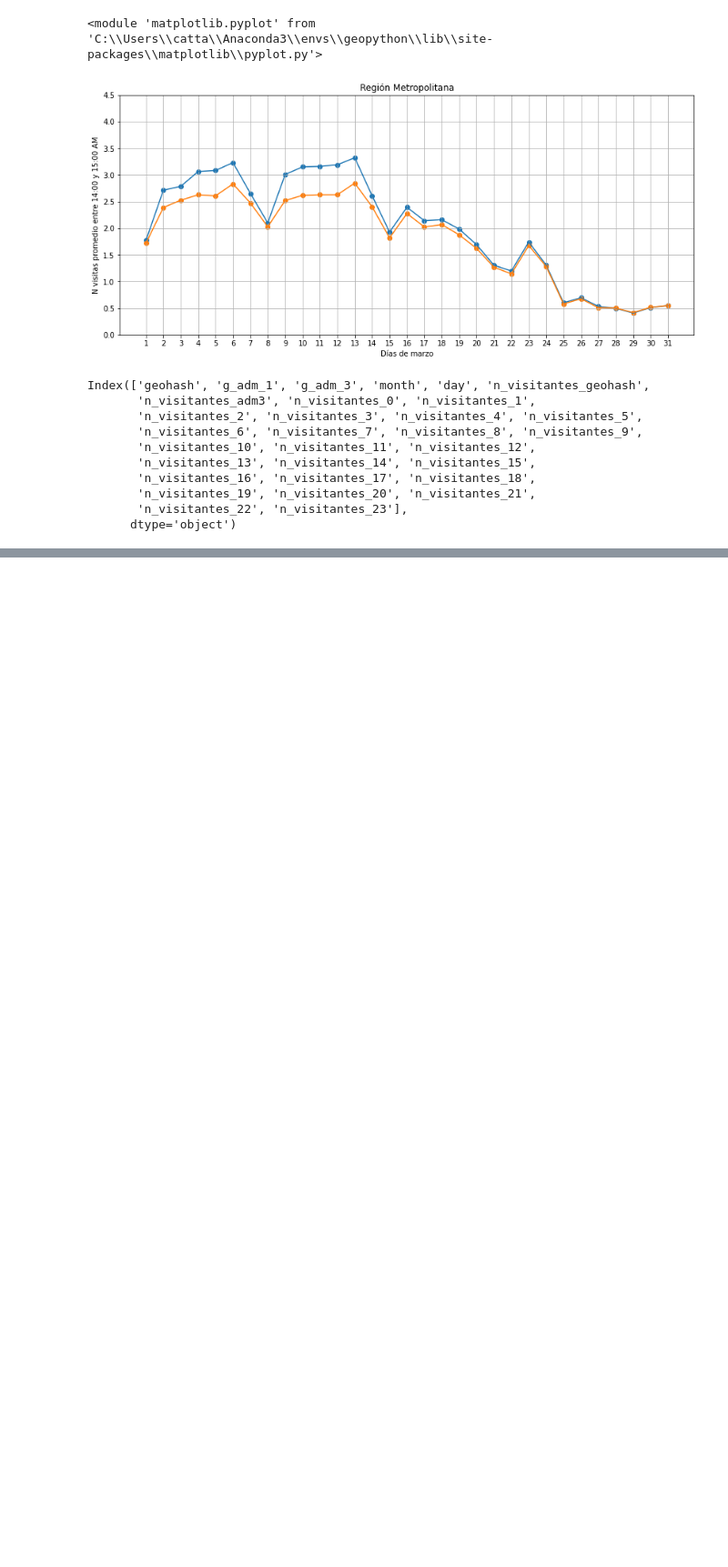
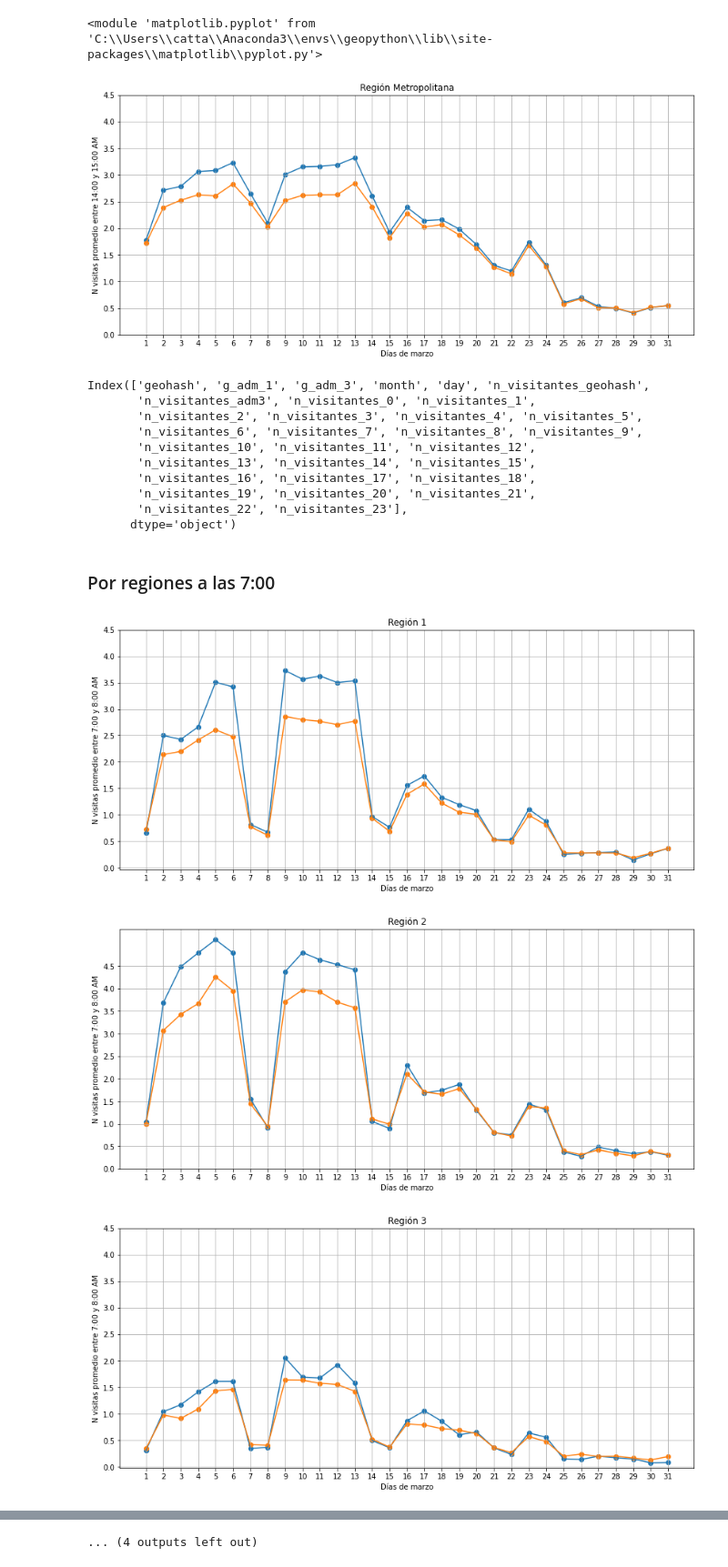
Before and after one commit to lpalominon/Geohashes-Colegios, a Jupyter notebook: Codes/Python/Scripts Catalina/3. Check geohashes colindantes.ipynb, the cells around one changed output, grey strips where cells are left out. Shown at 91% size. Saved outputs shown, nothing was run; the diff lists cells and outputs as text; code cells hidden in the pictures; blank space fills up the shorter version.

Commit message:
agregar gráficos por region

```diff
--- a/Codes/Python/Scripts Catalina/3. Check geohashes colindantes.ipynb
+++ b/Codes/Python/Scripts Catalina/3. Check geohashes colindantes.ipynb
@@ -5,3 +7,7 @@ import matplotlib.pyplot as plt
+# %%
+MESES = ['marzo', 'abril', 'junio']
+MES = 0
+MES_STRING = MESES[MES]
 # %% [markdown]
 #### Importar datos de establecimientos que ya tienen geohash
 # %%
@@ -96,7 +102,7 @@ df.shape
 # %% [markdown]
 Filtro por mes
 # %%
-df = df[df.month==3]
+df = df[df.month==MES]
 print(df.shape)
 # %% [output]
 (6751775, 31)
@@ -388,3 +394,5 @@ Index(['geohash', 'g_adm_1', 'g_adm_3', 'month', 'day', 'n_visitantes_geohash',
        'n_visitantes_19', 'n_visitantes_20', 'n_visitantes_21',
        'n_visitantes_22', 'n_visitantes_23'],
       dtype='object')
+# %% [markdown]
+### Por regiones a las 7:00
@@ -390,0 +403,19 @@ Index(['geohash', 'g_adm_1', 'g_adm_3', 'month', 'day', 'n_visitantes_geohash',
+# %%
+for name, group in df_comparison.groupby('COD_ADM1'):
+    df_aux_gb = group.groupby(['month','day']).agg('mean').reset_index()
+    plt.plot(df_aux_gb.day,df_aux_gb.n_visitantes_7)
+    plt.scatter(df_aux_gb.day,df_aux_gb.n_visitantes_7)
+    plt.plot(df_aux_gb.day,df_aux_gb.n_visitantes_7_mean)
+    plt.scatter(df_aux_gb.day,df_aux_gb.n_visitantes_7_mean)
+    plt.xticks(df_aux_gb.day)
+    plt.yticks(np.arange(0,5,0.5))
+    plt.xlabel(f'Días de {MES_STRING}')
+    plt.ylabel('N visitas promedio entre 7:00 y 8:00 AM')
+    plt.grid()
+    plt.title(f'Región {name}')
+    plt.savefig(f'images/regiones/region{name}_7_{MES_STRING}.png')
+    plt.show()
+# %% [output]
+[figure, added]
+[figure, added]
+[figure, added]
@@ -390,0 +431 @@ Index(['geohash', 'g_adm_1', 'g_adm_3', 'month', 'day', 'n_visitantes_geohash',
+... (4 outputs left out)
```
Also changed, not shown: parts of 15 cells of this notebook.
